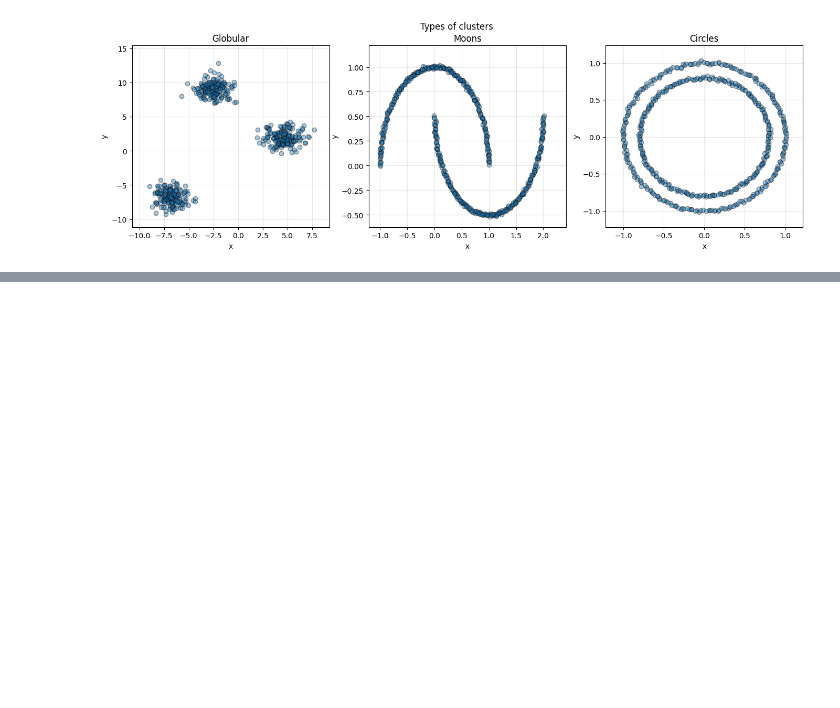
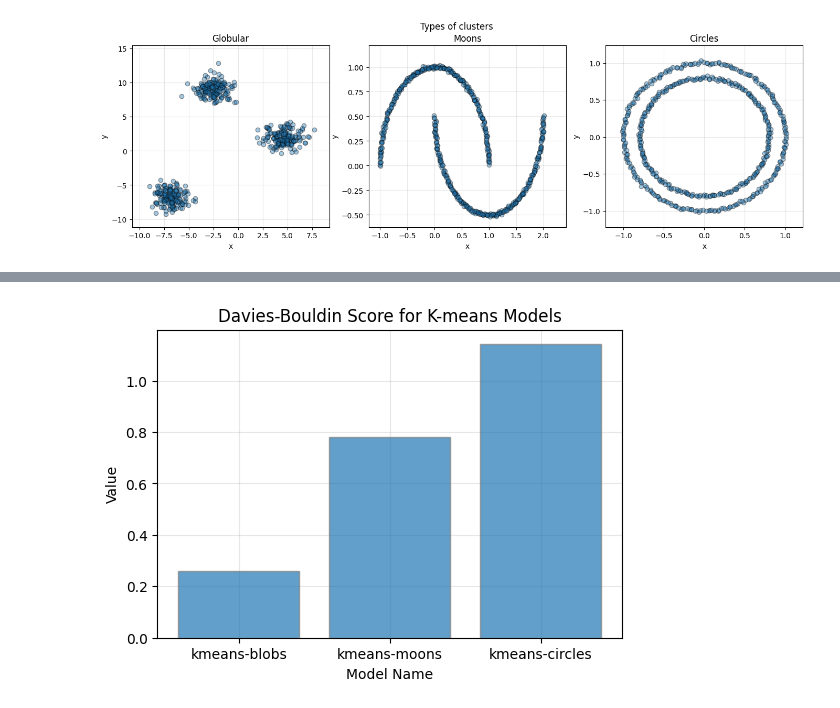
Before and after one commit to alex-bolshunov/Clustering-ML, a Jupyter notebook: clustering_ml.ipynb, the cells around one changed output, grey strips where cells are left out. Cells and saved outputs as stored; diff of their text form; code cells hidden in the pictures; blank space fills up the shorter version.

```diff
--- a/clustering_ml.ipynb
+++ b/clustering_ml.ipynb
@@ -198,0 +285,4 @@ centroids_circles = k_means_circles.cluster_centers_
+# %%
+metrics.plot_models_score("davies_bouldin", title = "Davies-Bouldin Score for K-means Models", figsize = (6, 4))
+# %% [output]
+[figure, added]
```
Also changed, not shown: parts of 11 cells of this notebook.
